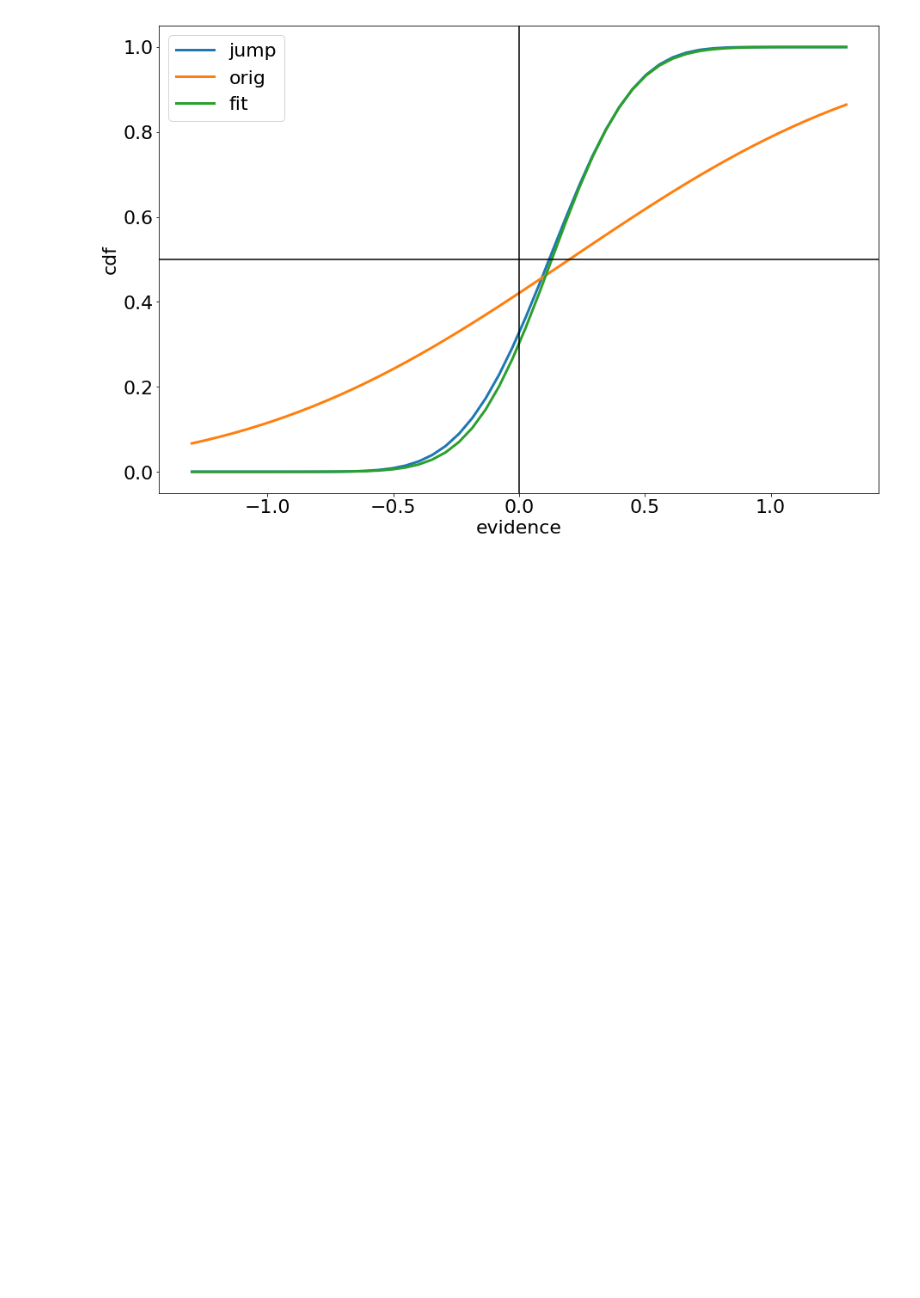
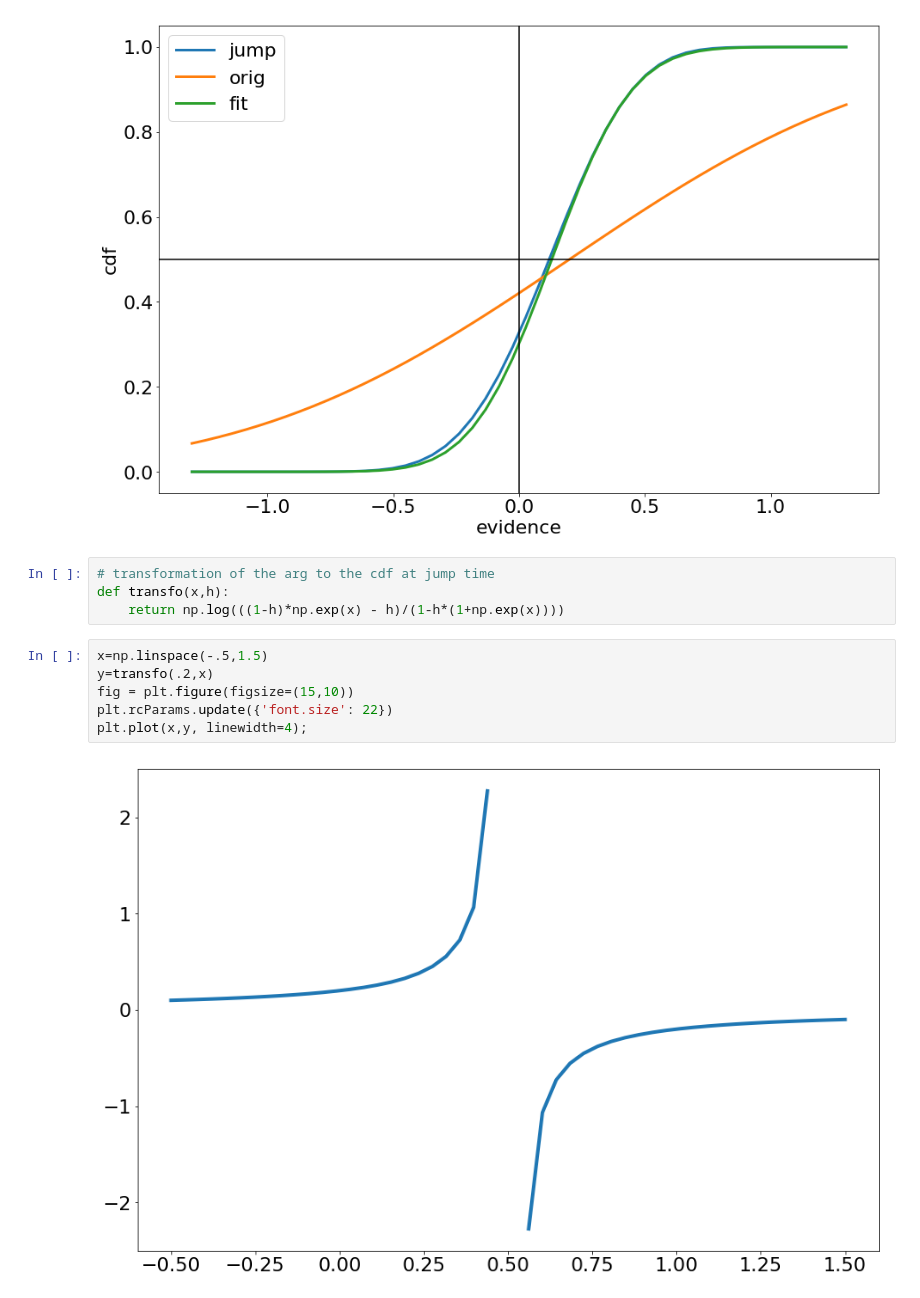
Before and after one commit to TheGoldLab/Analysis_SingleCP_DotsReversal, a Jupyter notebook: Jupyter/P_Correct_DDM.ipynb, the cells around one changed output. Saved outputs shown, nothing was run; the diff lists cells and outputs as text; blank space fills up the shorter version.

Commit message:
some more plots

```diff
--- a/Jupyter/P_Correct_DDM.ipynb
+++ b/Jupyter/P_Correct_DDM.ipynb
@@ -109,3 +109,15 @@ plt.xlabel('evidence')
 plt.ylabel('cdf');
 # %% [output]
 [figure]
+# %%
+# transformation of the arg to the cdf at jump time
+def transfo(x,h):
+    return np.log(((1-h)*np.exp(x) - h)/(1-h*(1+np.exp(x))))
+# %%
+x=np.linspace(-.5,1.5)
+y=transfo(.2,x)
+fig = plt.figure(figsize=(15,10))
+plt.rcParams.update({'font.size': 22})
+plt.plot(x,y, linewidth=4);
+# %% [output]
+[figure, added]
```
Also changed, not shown: parts of 2 cells of this notebook.
